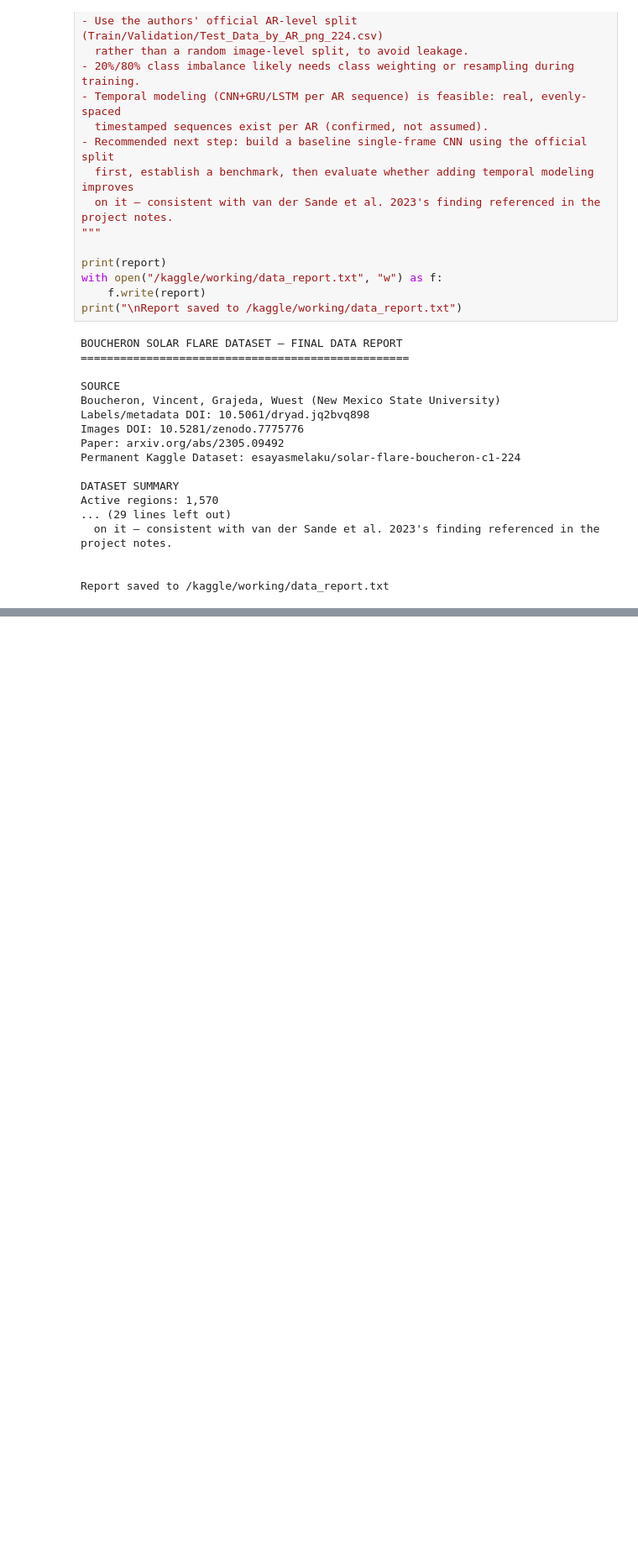
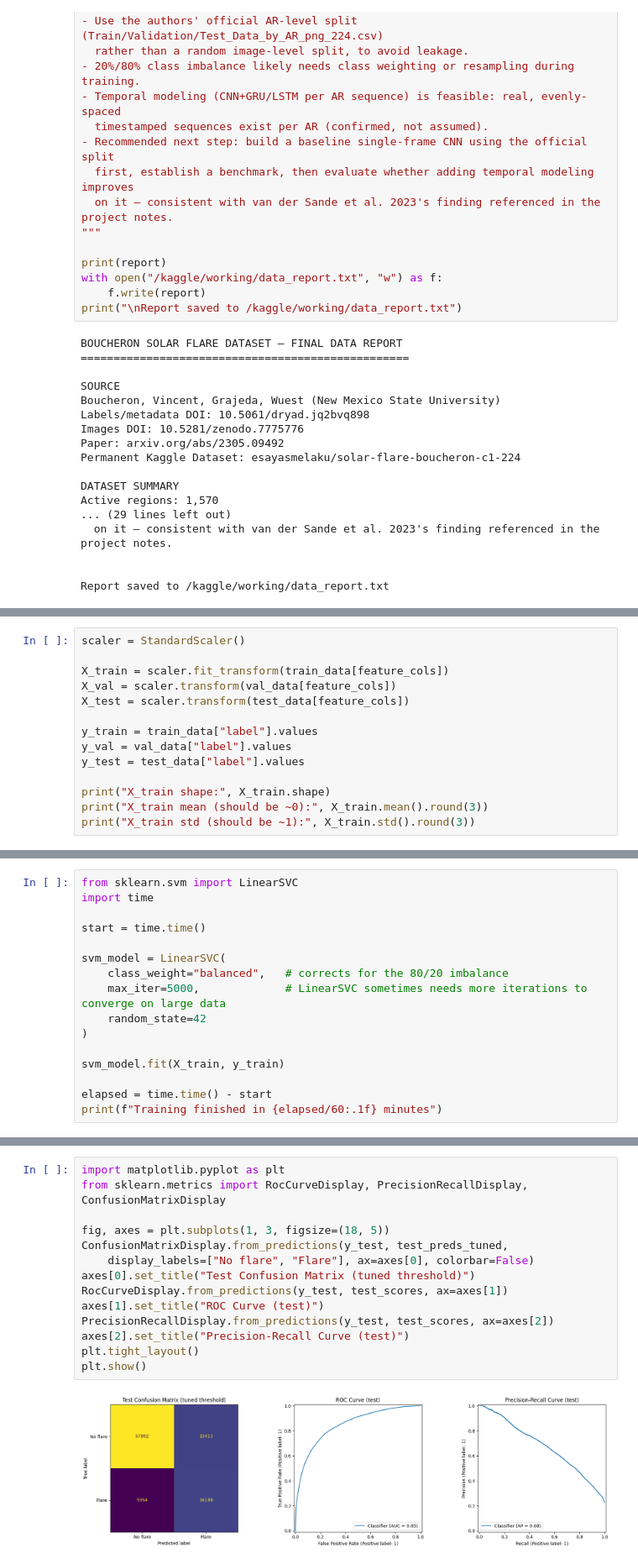
Before and after one commit to EsayasDS/Solar-flare-forecasting, a Jupyter notebook: solar-flare-forecasting.ipynb, the cells around one changed output, grey strips where cells are left out. Shown at 84% size. Drawn from its saved outputs; the diff is of its cells as text; blank space fills up the shorter version.

Commit message:
Kaggle Notebook | Solar flare forecasting 2 | Version 3

```diff
--- a/solar-flare-forecasting.ipynb
+++ b/solar-flare-forecasting.ipynb
@@ -477,0 +308,14 @@ Report saved to /kaggle/working/data_report.txt
+# %%
+scaler = StandardScaler()
+
+X_train = scaler.fit_transform(train_data[feature_cols])
+X_val = scaler.transform(val_data[feature_cols])
+X_test = scaler.transform(test_data[feature_cols])
+
+y_train = train_data["label"].values
+y_val = val_data["label"].values
+y_test = test_data["label"].values
+
+print("X_train shape:", X_train.shape)
+print("X_train mean (should be ~0):", X_train.mean().round(3))
+print("X_train std (should be ~1):", X_train.std().round(3))
@@ -477,0 +326,16 @@ Report saved to /kaggle/working/data_report.txt
+# %%
+from sklearn.svm import LinearSVC
+import time
+
+start = time.time()
+
+svm_model = LinearSVC(
+    class_weight="balanced",   # corrects for the 80/20 imbalance
+    max_iter=5000,             # LinearSVC sometimes needs more iterations to converge on large data
+    random_state=42
+)
+
+svm_model.fit(X_train, y_train)
+
+elapsed = time.time() - start
+print(f"Training finished in {elapsed/60:.1f} minutes")
@@ -477,0 +443,16 @@ Report saved to /kaggle/working/data_report.txt
+# %%
+import matplotlib.pyplot as plt
+from sklearn.metrics import RocCurveDisplay, PrecisionRecallDisplay, ConfusionMatrixDisplay
+
+fig, axes = plt.subplots(1, 3, figsize=(18, 5))
+ConfusionMatrixDisplay.from_predictions(y_test, test_preds_tuned,
+    display_labels=["No flare", "Flare"], ax=axes[0], colorbar=False)
+axes[0].set_title("Test Confusion Matrix (tuned threshold)")
+RocCurveDisplay.from_predictions(y_test, test_scores, ax=axes[1])
+axes[1].set_title("ROC Curve (test)")
+PrecisionRecallDisplay.from_predictions(y_test, test_scores, ax=axes[2])
+axes[2].set_title("Precision-Recall Curve (test)")
+plt.tight_layout()
+plt.show()
+# %% [output]
+[figure, added]
```
Also changed, not shown: parts of 39 cells of this notebook.
